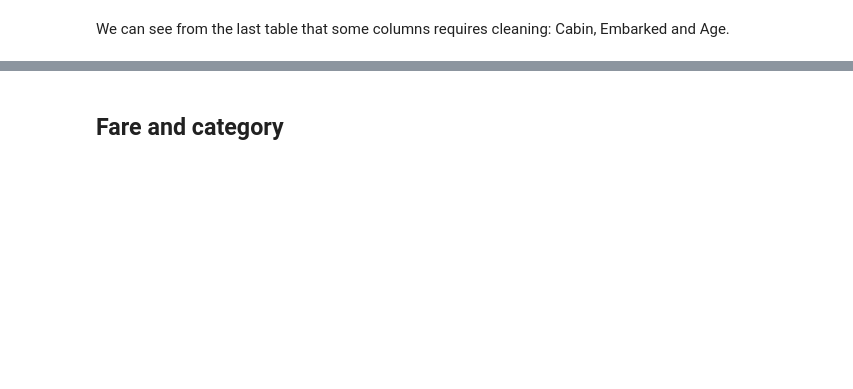
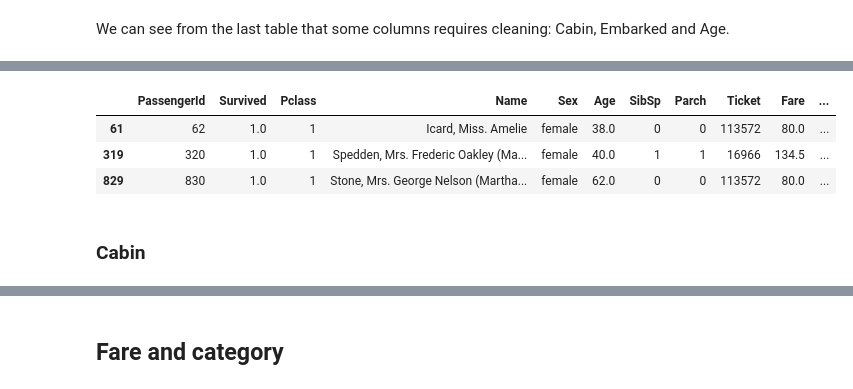
Before and after one commit to BBberghman/Kaggle-Titanic-ML, a Jupyter notebook: data_prepping.ipynb, the cells around one changed output, grey strips where cells are left out. Saved outputs shown, nothing was run; the diff lists cells and outputs as text; code cells hidden in the pictures; blank space fills up the shorter version.

```diff
--- a/data_prepping.ipynb
+++ b/data_prepping.ipynb
@@ -83,0 +90,10 @@ updateAllDataSets(addColumnTitle, dfs, title_list)
+# %%
+fulldf.Cabin = fulldf.Cabin.fillna('Unknown')
+fulldf.loc[(fulldf["Name"].str.contains('Icard|Stone')) | (fulldf["Cabin"].str.contains('B28'))]
+# %% [output]
+|  | PassengerId | Survived | Pclass | Name | Sex | Age | SibSp | Parch | Ticket | Fare | ... |
+| 61 | 62 | 1.0 | 1 | Icard, Miss. Amelie | female | 38.0 | 0 | 0 | 113572 | 80.0 | ... |
+| 319 | 320 | 1.0 | 1 | Spedden, Mrs. Frederic Oakley (Ma... | female | 40.0 | 1 | 1 | 16966 | 134.5 | ... |
+| 829 | 830 | 1.0 | 1 | Stone, Mrs. George Nelson (Martha... | female | 62.0 | 0 | 0 | 113572 | 80.0 | ... |
+# %% [markdown]
+### Cabin
```
Also changed, not shown: parts of 19 cells of this notebook.
